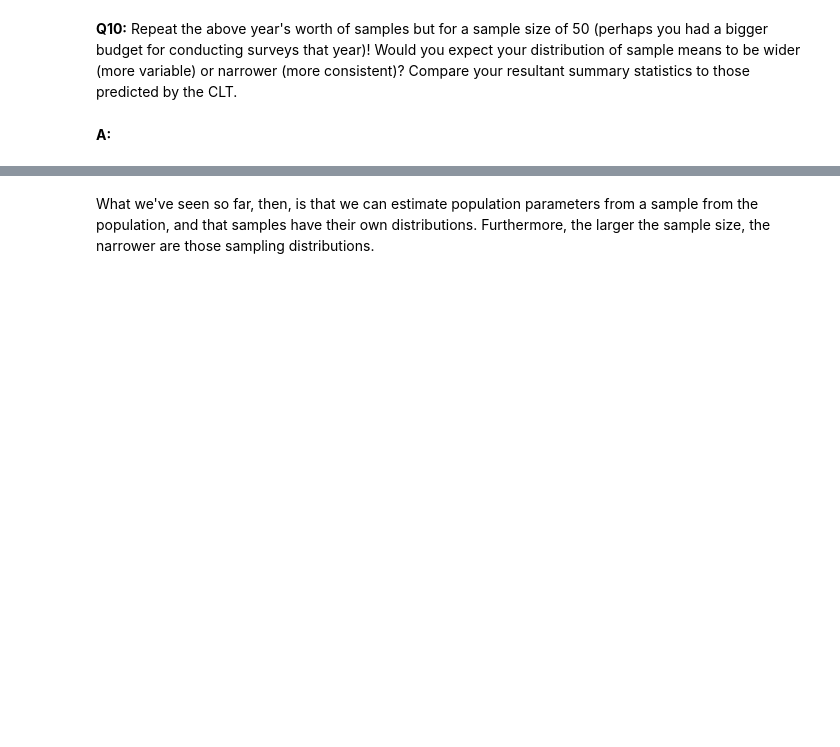
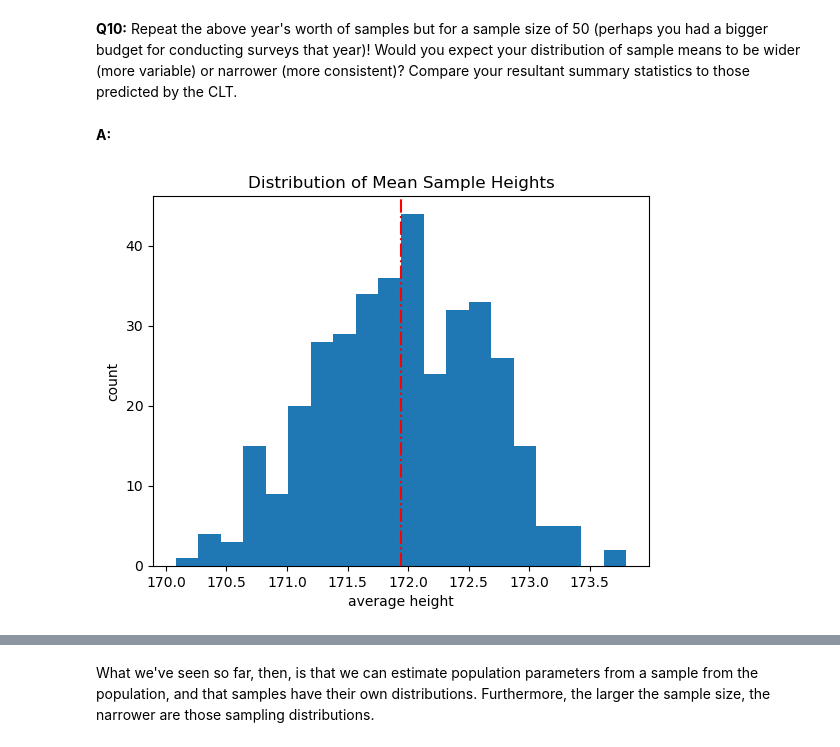
Before and after one commit to gabbycjames/FrequentistCaseStudy, a Jupyter notebook: Frequentist Inference Case Study - Part A (3).ipynb, the cells around one changed output, grey strips where cells are left out. Saved outputs shown, nothing was run; the diff lists cells and outputs as text; code cells hidden in the pictures; blank space fills up the shorter version.

```diff
--- a/Frequentist Inference Case Study - Part A (3).ipynb
+++ b/Frequentist Inference Case Study - Part A (3).ipynb
@@ -256,3 +280,16 @@ __A:__
 # %%
 seed(47)
 # calculate daily means from the larger sample size here
+avg_height_2 = []
+for i in range(365):
+    daily_sample = townsfolk_sampler(50)
+    avg_height_2.append(np.mean(daily_sample))
+# %%
+_ = plt.hist(avg_height_2, bins=20)
+_ = plt.axvline(np.mean(avg_height_2), color='r', linestyle='-.')
+_ = plt.xlabel('average height')
+_ = plt.ylabel('count')
+_ = plt.title('Distribution of Mean Sample Heights')
+plt.show()
+# %% [output]
+[figure, added]
```
Also changed, not shown: parts of 15 cells of this notebook.
